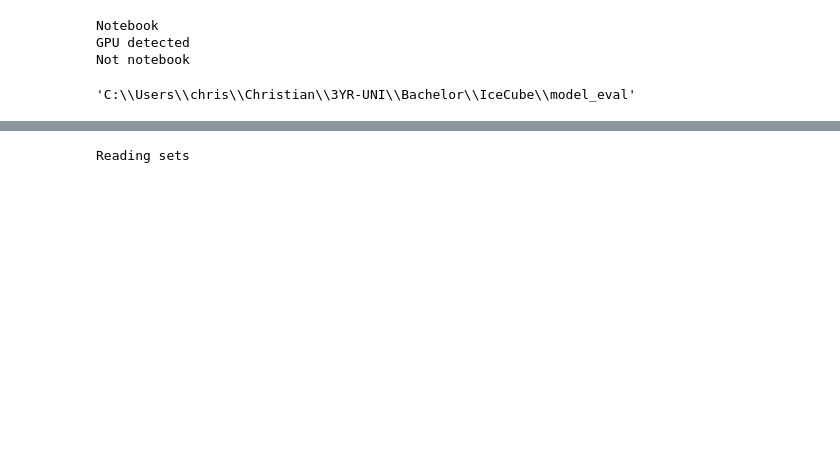
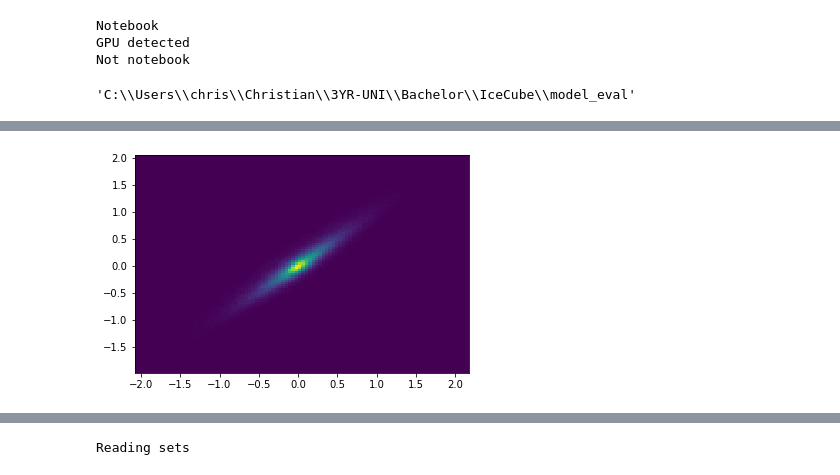
Before and after one commit to astrockragh/IceCube, a Jupyter notebook: model_eval/kappa_improvement.ipynb, the cells around one changed output, grey strips where cells are left out. Cells and saved outputs as stored; diff of their text form; code cells hidden in the pictures; blank space fills up the shorter version.

```diff
--- a/model_eval/kappa_improvement.ipynb
+++ b/model_eval/kappa_improvement.ipynb
@@ -82 +128,5 @@ reco, true=predict(loader)
+# %%
+predl=['energy_log10_pred', 'zenith_pred', 'azimuth_pred', 'zenith_kappa', 'azimuth_kappa']
+truel=['energy_log10', 'zenith', 'azimuth', 'event_no']
+dfckj=pd.DataFrame(np.hstack([trueckj,predckj]), columns=truel+predl)
 # %%
@@ -94,0 +142,2 @@ reco1, true1=reco[mask], true[mask]
+# %%
+dfjv=pd.read_csv('../predictions/OscNext_ZeE_m21_2jj9_test_predictions.csv')
@@ -94,0 +150,9 @@ reco1, true1=reco[mask], true[mask]
+# %%
+dfckj=dfckj.drop_duplicates(subset='event_no')
+dfckj=dfckj.sort_values(by='event_no')
+# %%
+dfjv=dfjv[np.in1d(dfjv['event_no'], dfckj['event_no'])]
+# %%
+plt.hist2d(dfjv['zenith_res'], dfckj['zenith_res'], bins=100);
+# %% [output]
+[figure, added]
```
Also changed, not shown: parts of 49 cells of this notebook, 27 other files.
